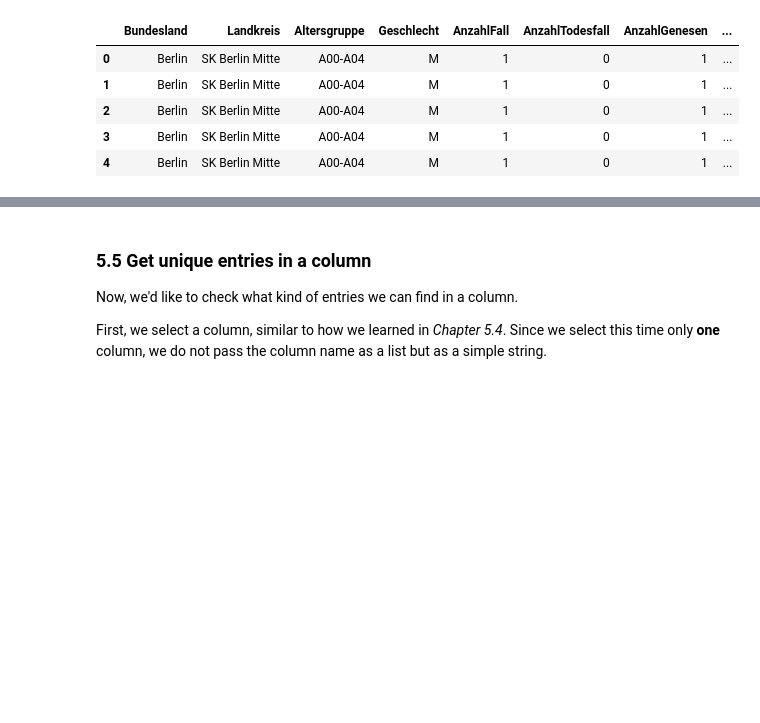
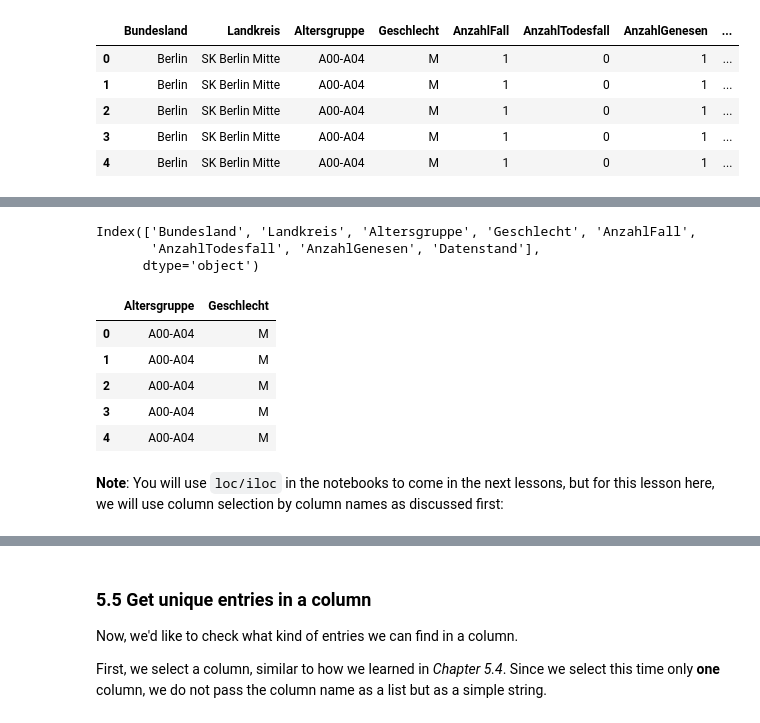
Before and after one commit to volkamerlab/ai_in_medicine, a Jupyter notebook: week1_session2_numpy_pandas.ipynb, the cells around one changed output, grey strips where cells are left out. Saved outputs shown, nothing was run; the diff lists cells and outputs as text; code cells hidden in the pictures; blank space fills up the shorter version.

Commit message:
Add loc/iloc; add list of list vs. DataFrame comparison

```diff
--- a/week1_session2_numpy_pandas.ipynb
+++ b/week1_session2_numpy_pandas.ipynb
@@ -259,0 +323,18 @@ data.head()
+# %%
+# Check out index of columns of interest
+data.columns
+# %% [output]
+Index(['Bundesland', 'Landkreis', 'Altersgruppe', 'Geschlecht', 'AnzahlFall',
+       'AnzahlTodesfall', 'AnzahlGenesen', 'Datenstand'],
+      dtype='object')
+# %%
+data.iloc[:, [2, 3]].head()
+# %% [output]
+|  | Altersgruppe | Geschlecht |
+| 0 | A00-A04 | M |
+| 1 | A00-A04 | M |
+| 2 | A00-A04 | M |
+| 3 | A00-A04 | M |
+| 4 | A00-A04 | M |
+# %% [markdown]
+__Note__: You will use `loc/iloc` in the notebooks to come in the next lessons, but for this lesson here, we will use column selection by column names as discussed first:
```
Also changed, not shown: parts of 17 cells of this notebook.
